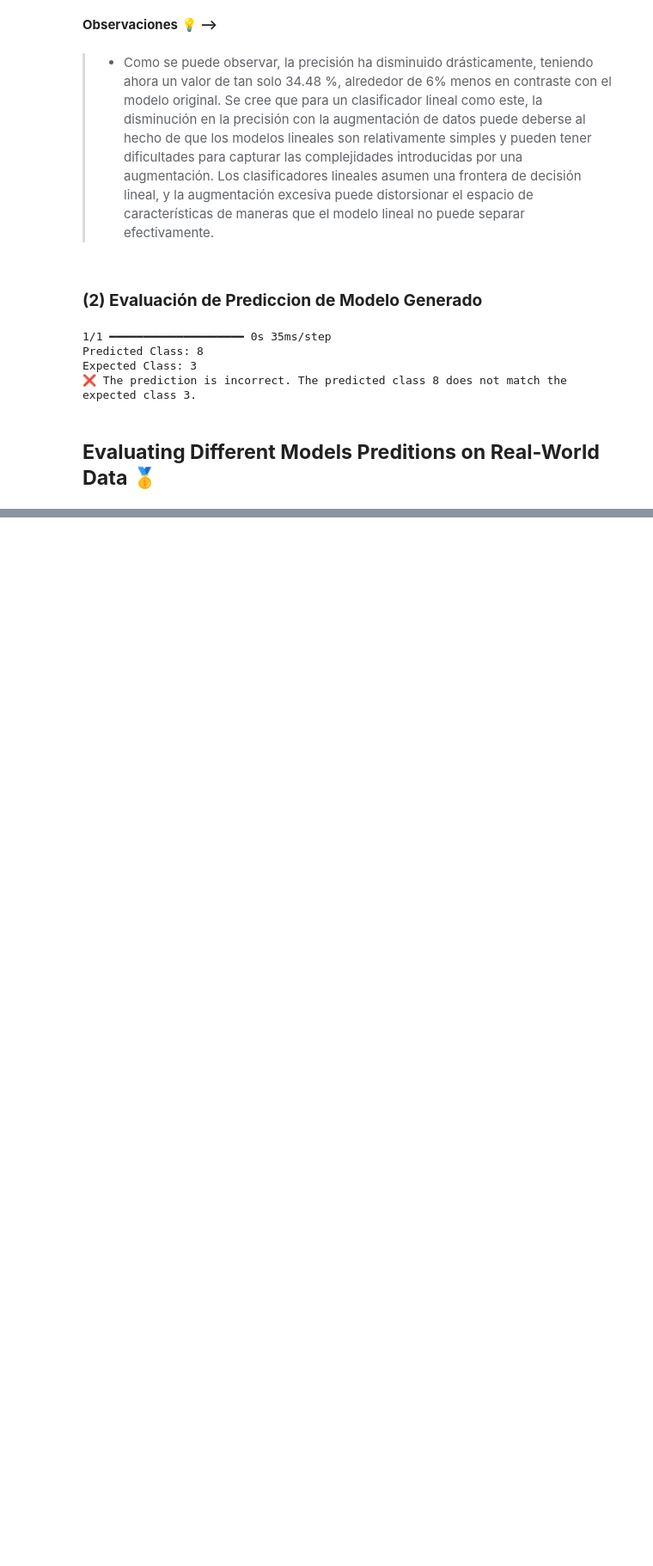
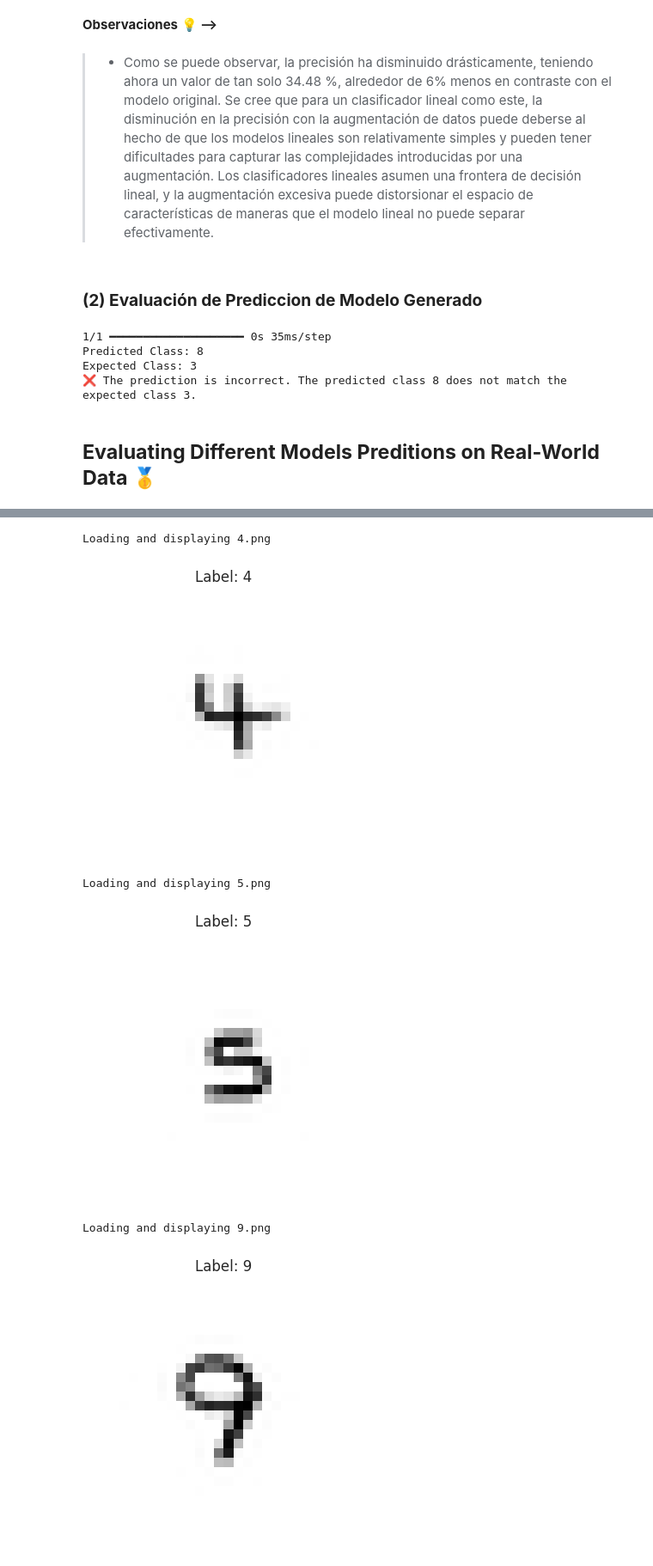
Before and after one commit to Andrea-gt/cnn-recognition, a Jupyter notebook: cnn_recognition.ipynb, the cells around one changed output, grey strips where cells are left out. Shown at 86% size. Cells and saved outputs as stored; diff of their text form; code cells hidden in the pictures; blank space fills up the shorter version.

```diff
--- a/cnn_recognition.ipynb
+++ b/cnn_recognition.ipynb
@@ -1334,0 +1393,39 @@ Expected Class: 3
+# %%
+# Define the path to your images
+folder_path = 'my_numbers'
+
+# List all files in the folder
+image_files = [f for f in os.listdir(folder_path) if f.endswith('.png')]
+
+# Load images and their labels
+images = []
+labels = []
+for image_file in image_files:
+    image_path = os.path.join(folder_path, image_file)
+    # Load image using OpenCV
+    img = cv2.imread(image_path, cv2.IMREAD_GRAYSCALE)  # Read as grayscale
+    print(f'Loading and displaying {image_file}')
+
+    # Display the image using matplotlib
+    plt.figure()  # Create a new figure
+    plt.imshow(img, cmap='gray')  # Show the image in grayscale
+    plt.title(f'Label: {int(image_file.split(".")[0])}')
+    plt.axis('off')  # Hide axis
+    plt.show()  # Display the image
+    plt.close()  # Close the figure
+
+    # Prepare image for model input
+    img = np.expand_dims(img, axis=-1)
+    img = np.array([np.array(img)])
+    images.append(img)
+
+    # Extract label from filename
+    label = int(image_file.split('.')[0])
+    labels.append(label)
+# %% [output]
+Loading and displaying 4.png
+[figure, added]
+Loading and displaying 5.png
+[figure, added]
+Loading and displaying 9.png
+[figure, added]
```
Also changed, not shown: parts of 10 cells of this notebook.
